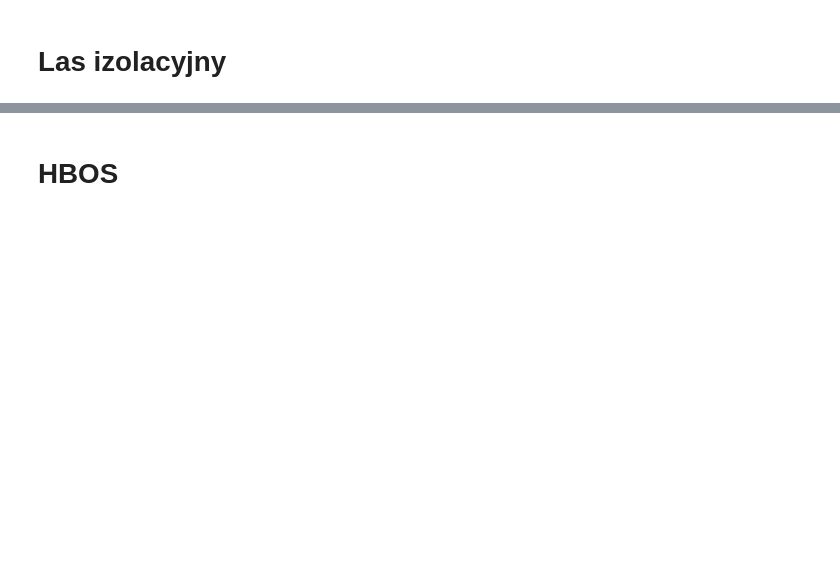
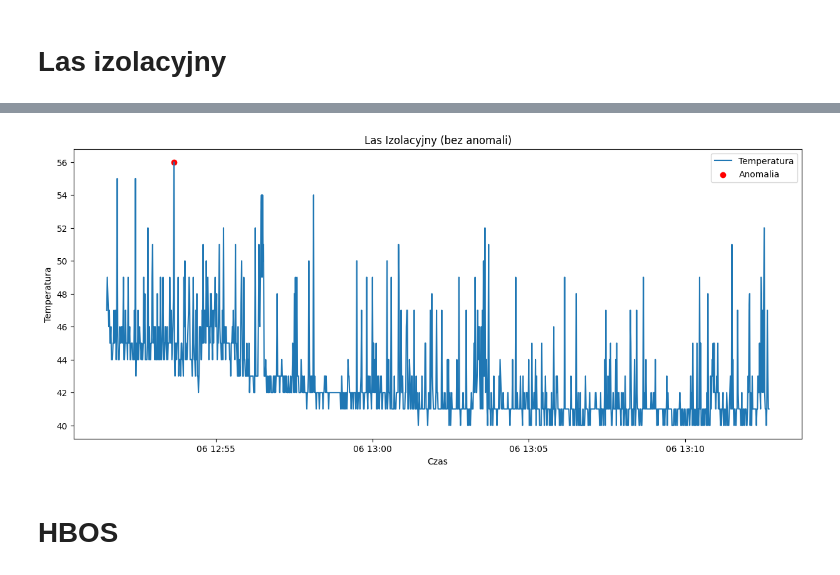
Before and after one commit to wiktorrudzki/MiW, a Jupyter notebook: models.ipynb, the cells around one changed output, grey strips where cells are left out. Saved outputs shown, nothing was run; the diff lists cells and outputs as text; code cells hidden in the pictures; blank space fills up the shorter version.

```diff
--- a/models.ipynb
+++ b/models.ipynb
@@ -77,3 +89,15 @@ show_anomaly_graph(data_isolation_forest, title='Las Izolacyjny')
+# %%
+data_isolation_forest_without_anomalies = data_without_anomalies.copy()
+
+np_scaled = scaler.transform(data_isolation_forest_without_anomalies[["Temperatura procesora"]])
+data_temperature_std = pd.DataFrame(np_scaled, columns=data_isolation_forest_without_anomalies[["Temperatura procesora"]].columns)
+
+data_isolation_forest_without_anomalies['Anomalia'] = model.predict(data_temperature_std)
+data_isolation_forest_without_anomalies['Anomalia'] = data_isolation_forest_without_anomalies['Anomalia'].apply(lambda x: 1 if x == -1 else 0)
+
+show_anomaly_graph(data_isolation_forest_without_anomalies, title='Las Izolacyjny (bez anomali)')
+# %% [output]
+[figure, added]
 # %% [markdown]
 # HBOS
 # %%
```
Also changed, not shown: parts of 11 cells of this notebook, 3 other files.
